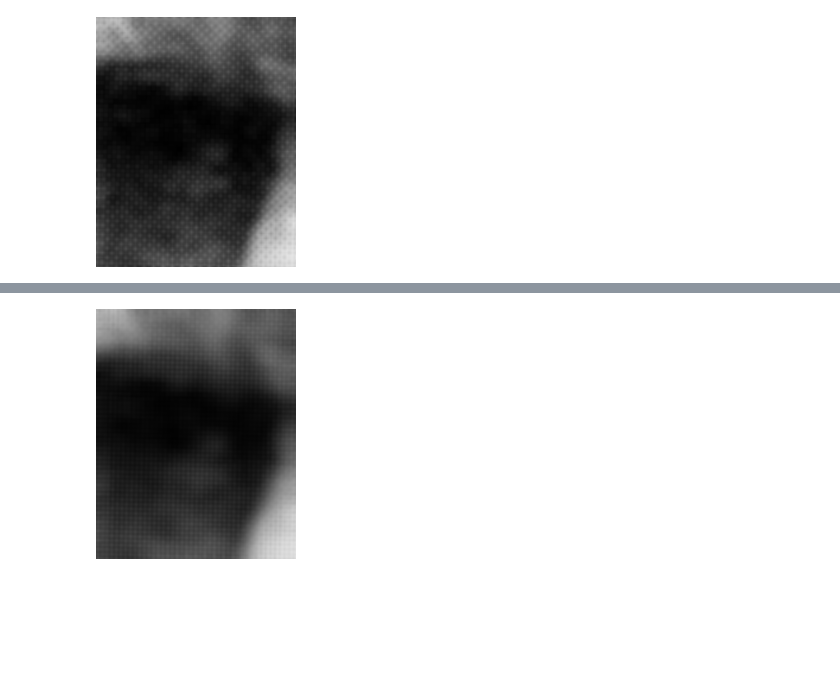
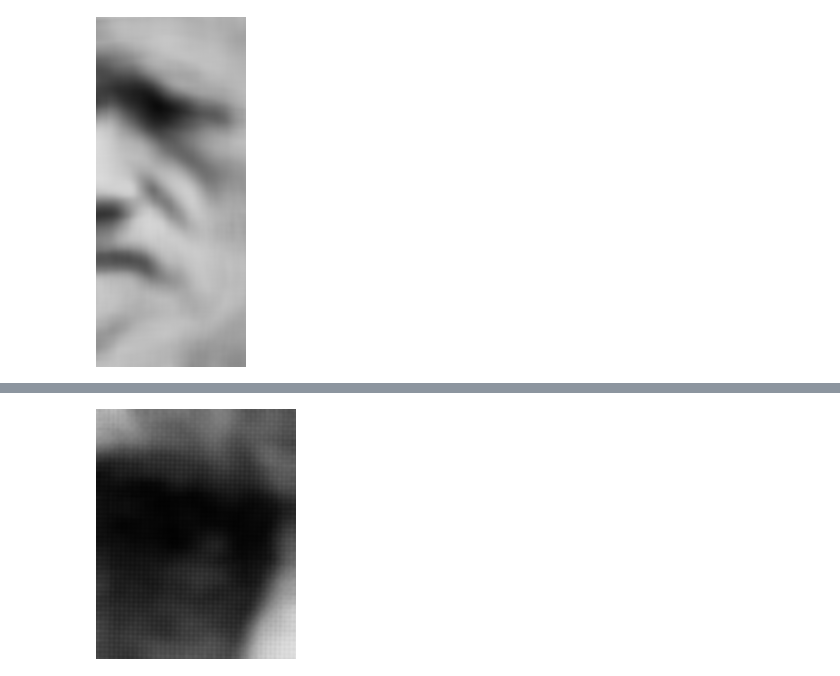
Before and after one commit to mivt18/02blur, a Jupyter notebook: 02blur.ipynb, the cells around one changed output, grey strips where cells are left out. Saved outputs shown, nothing was run; the diff lists cells and outputs as text; code cells hidden in the pictures; blank space fills up the shorter version.

```diff
--- a/02blur.ipynb
+++ b/02blur.ipynb
@@ -52,6 +58,10 @@ def blur_np(img, r):
             lf, rt = max(j-r,0), min(j+r+1,w)
             b[i,j] = np.average(a[up:bt, lf:rt])
     return Image.fromarray(b)
+# %%
+blur_np(pic, 10)
+# %% [output]
+[figure, added]
 # %%
 def blur_npnp(img,r):
     w, h = img.size
@@ -60,7 +70,3 @@ def blur_npnp(img,r):
     shifted = [np.roll(np.roll(a,i//n,axis=0),i%n,axis=1) for i in range(n**2)]
     b = (np.sum(np.stack(shifted), axis=0) / n**2).astype(np.uint8)
     return Image.fromarray(b)
-# %%
-blur_np(pic,6)
-# %% [output]
-[figure, removed]
```
Also changed, not shown: parts of 5 cells of this notebook, 2 other files.
